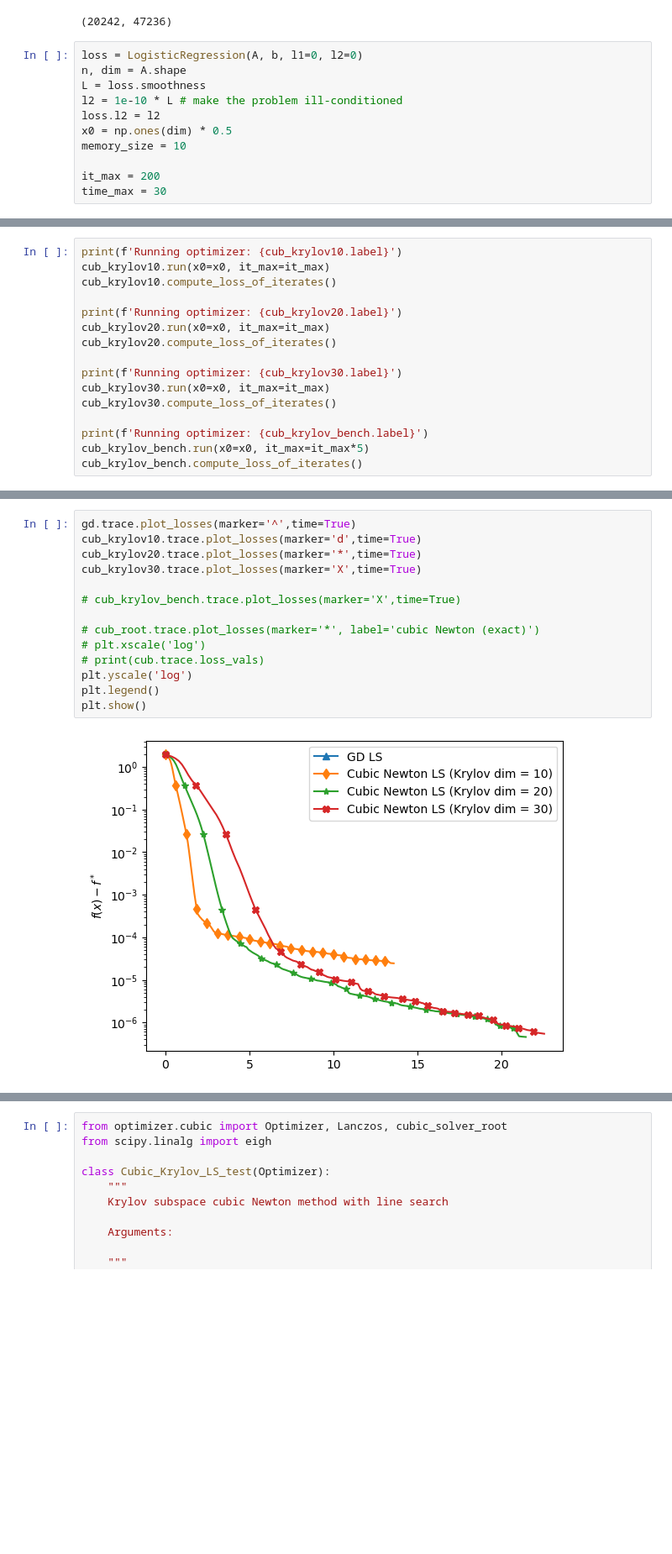
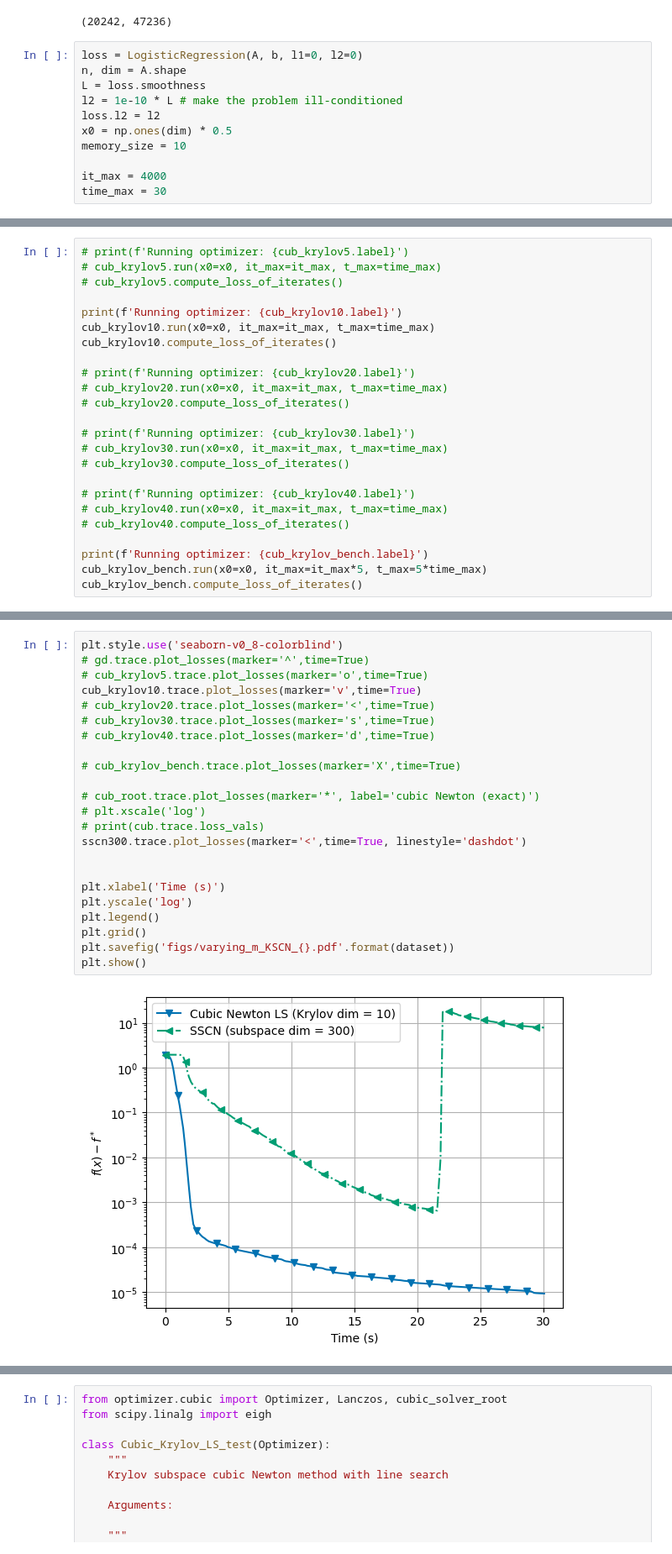
Before and after one commit to Raymond30/Krylov-Cubic-Regularized-Newton, a Jupyter notebook: varying_m.ipynb, the cells around one changed output, grey strips where cells are left out. Shown: that part at 84% size. Drawn from its saved outputs; the diff is of its cells as text; blank space fills up the shorter version.

```diff
--- a/varying_m.ipynb
+++ b/varying_m.ipynb
@@ -41,6 +41,6 @@ loss.l2 = l2
 x0 = np.ones(dim) * 0.5
 memory_size = 10
 
-it_max = 200
+it_max = 4000
 time_max = 30
 # %%
@@ -71,18 +111,26 @@ Running optimizer: GD LS
 # %%
+# print(f'Running optimizer: {cub_krylov5.label}')
+# cub_krylov5.run(x0=x0, it_max=it_max, t_max=time_max)
+# cub_krylov5.compute_loss_of_iterates()
+
 print(f'Running optimizer: {cub_krylov10.label}')
-cub_krylov10.run(x0=x0, it_max=it_max)
+cub_krylov10.run(x0=x0, it_max=it_max, t_max=time_max)
 cub_krylov10.compute_loss_of_iterates()
 
-print(f'Running optimizer: {cub_krylov20.label}')
-cub_krylov20.run(x0=x0, it_max=it_max)
-cub_krylov20.compute_loss_of_iterates()
+# print(f'Running optimizer: {cub_krylov20.label}')
+# cub_krylov20.run(x0=x0, it_max=it_max, t_max=time_max)
+# cub_krylov20.compute_loss_of_iterates()
 
-print(f'Running optimizer: {cub_krylov30.label}')
-cub_krylov30.run(x0=x0, it_max=it_max)
-cub_krylov30.compute_loss_of_iterates()
+# print(f'Running optimizer: {cub_krylov30.label}')
+# cub_krylov30.run(x0=x0, it_max=it_max, t_max=time_max)
+# cub_krylov30.compute_loss_of_iterates()
+
+# print(f'Running optimizer: {cub_krylov40.label}')
+# cub_krylov40.run(x0=x0, it_max=it_max, t_max=time_max)
+# cub_krylov40.compute_loss_of_iterates()
 
 print(f'Running optimizer: {cub_krylov_bench.label}')
-cub_krylov_bench.run(x0=x0, it_max=it_max*5)
+cub_krylov_bench.run(x0=x0, it_max=it_max*5, t_max=5*time_max)
 cub_krylov_bench.compute_loss_of_iterates()
 # %% [output]
 Running optimizer: Cubic Newton LS (Krylov dim = 10)
@@ -98,16 +138,25 @@ Running optimizer: AdaN
 # %%
-gd.trace.plot_losses(marker='^',time=True)
-cub_krylov10.trace.plot_losses(marker='d',time=True)
-cub_krylov20.trace.plot_losses(marker='*',time=True)
-cub_krylov30.trace.plot_losses(marker='X',time=True)
+plt.style.use('seaborn-v0_8-colorblind')
+# gd.trace.plot_losses(marker='^',time=True)
+# cub_krylov5.trace.plot_losses(marker='o',time=True)
+cub_krylov10.trace.plot_losses(marker='v',time=True)
+# cub_krylov20.trace.plot_losses(marker='<',time=True)
+# cub_krylov30.trace.plot_losses(marker='s',time=True)
+# cub_krylov40.trace.plot_losses(marker='d',time=True)
 
 # cub_krylov_bench.trace.plot_losses(marker='X',time=True)
 
 # cub_root.trace.plot_losses(marker='*', label='cubic Newton (exact)')
 # plt.xscale('log')
 # print(cub.trace.loss_vals)
+sscn300.trace.plot_losses(marker='<',time=True, linestyle='dashdot')
+
+
+plt.xlabel('Time (s)')
 plt.yscale('log')
 plt.legend()
+plt.grid()
+plt.savefig('figs/varying_m_KSCN_{}.pdf'.format(dataset))
 plt.show()
 # %% [output]
-[figure, old version]
+[figure, new version]
```
Also changed, not shown: parts of 13 cells of this notebook.
